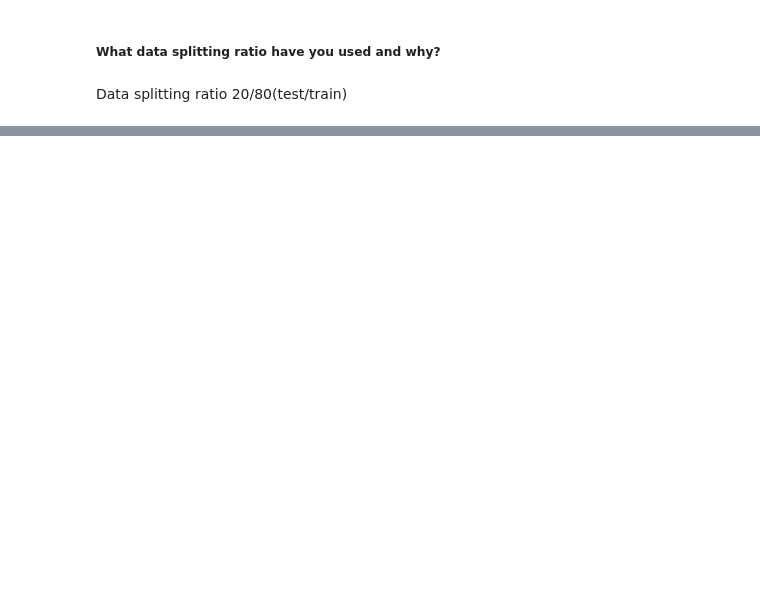
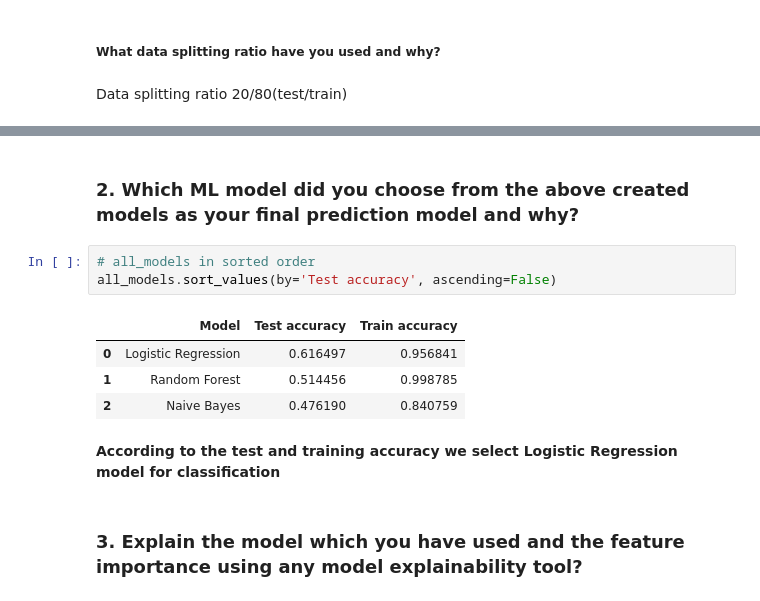
Before and after one commit to rins3005/Coronavirus_Tweet_Sentiment_Analysis_Capstone_Project, a Jupyter notebook: Rina_Patel_Coronavirus_Tweet_Sentiment_Analysis_Capstone_Project.ipynb, the cells around one changed output, grey strips where cells are left out. Cells and saved outputs as stored; diff of their text form; blank space fills up the shorter version.

```diff
--- a/Rina_Patel_Coronavirus_Tweet_Sentiment_Analysis_Capstone_Project.ipynb
+++ b/Rina_Patel_Coronavirus_Tweet_Sentiment_Analysis_Capstone_Project.ipynb
@@ -1325,0 +1542,14 @@ Data splitting ratio 20/80(test/train)
+# %% [markdown]
+### 2. Which ML model did you choose from the above created models as your final prediction model and why?
+# %%
+# all_models in sorted order
+all_models.sort_values(by='Test accuracy', ascending=False)
+# %% [output]
+|  | Model | Test accuracy | Train accuracy |
+| 0 | Logistic Regression | 0.616497 | 0.956841 |
+| 1 | Random Forest | 0.514456 | 0.998785 |
+| 2 | Naive Bayes | 0.476190 | 0.840759 |
+# %% [markdown]
+**According to the test and training accuracy we select Logistic Regression model for classification**
+# %% [markdown]
+### 3. Explain the model which you have used and the feature importance using any model explainability tool?
```
Also changed, not shown: parts of 34 cells of this notebook.
